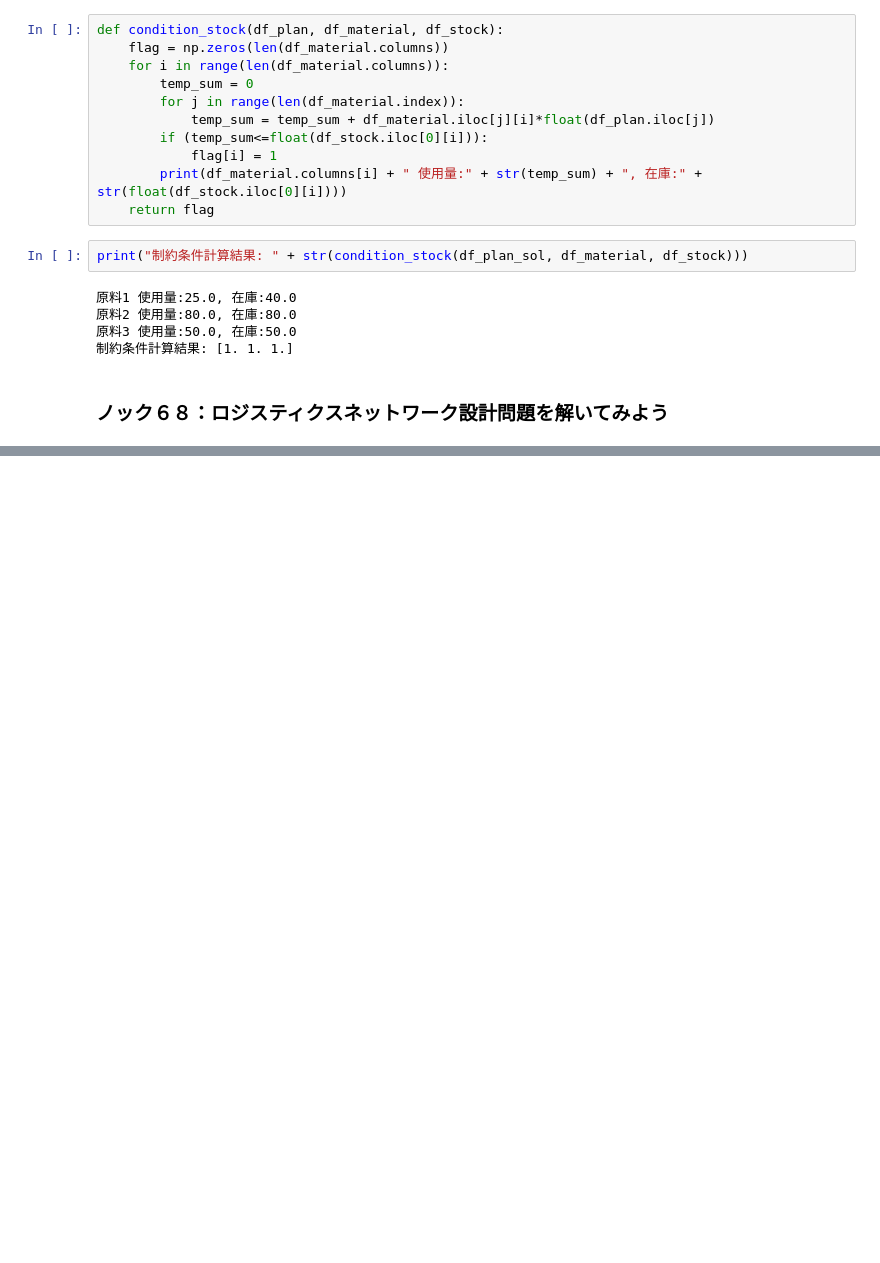
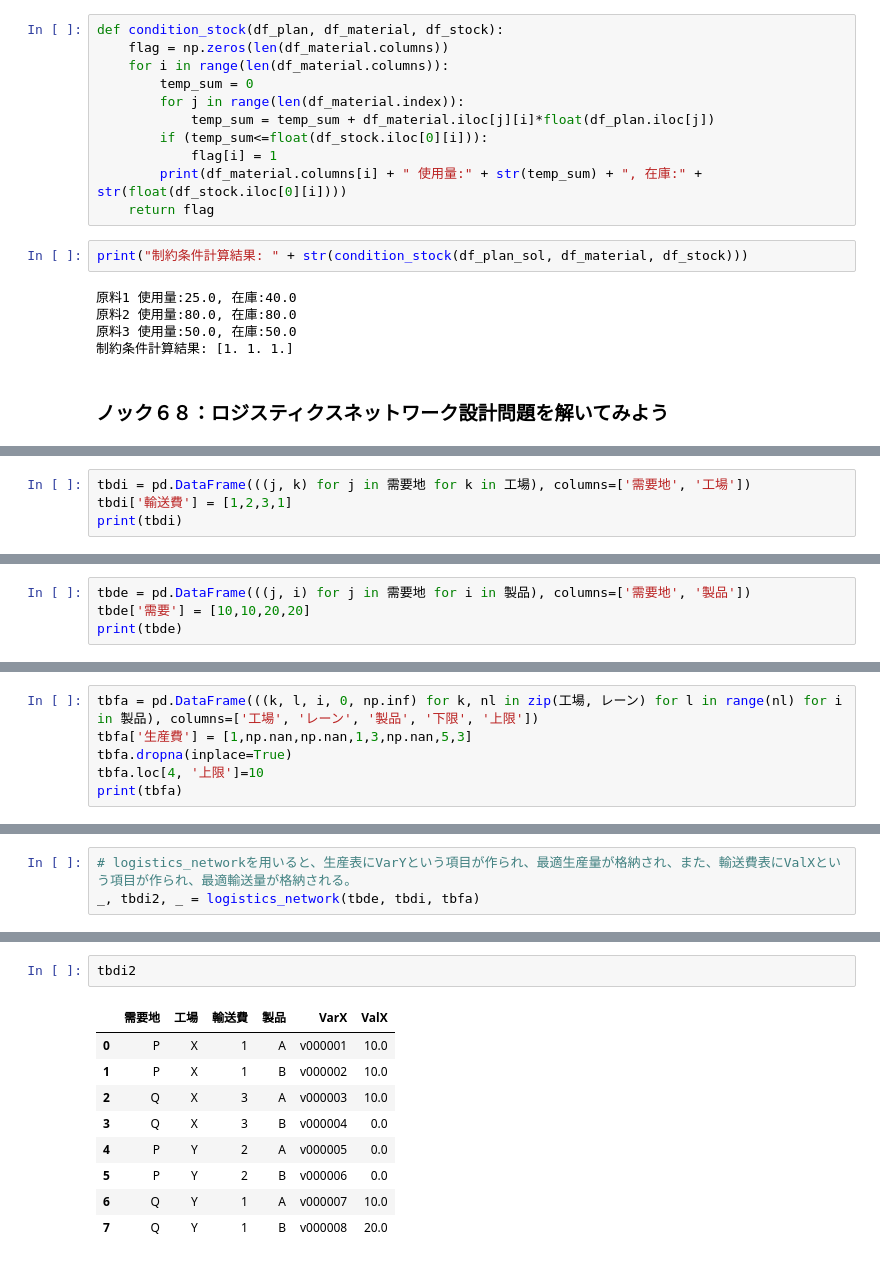
Before and after one commit to HokutoMorita/data-science, a Jupyter notebook: 100knocks/DESTINATIONDIRECTORY/サンプルコード_20200325/7章/7章 ロジスティクスネットワークの最適設計を行う10本ノック.ipynb, the cells around one changed output, grey strips where cells are left out. Cells and saved outputs as stored; diff of their text form; blank space fills up the shorter version.

```diff
--- a/100knocks/DESTINATIONDIRECTORY/サンプルコード_20200325/7章/7章 ロジスティクスネットワークの最適設計を行う10本ノック.ipynb
+++ b/100knocks/DESTINATIONDIRECTORY/サンプルコード_20200325/7章/7章 ロジスティクスネットワークの最適設計を行う10本ノック.ipynb
@@ -322,0 +331,4 @@ print("制約条件計算結果: " + str(condition_stock(df_plan_sol, df_materia
+# %%
+tbdi = pd.DataFrame(((j, k) for j in 需要地 for k in 工場), columns=['需要地', '工場'])
+tbdi['輸送費'] = [1,2,3,1]
+print(tbdi)
@@ -322,0 +343,4 @@ print("制約条件計算結果: " + str(condition_stock(df_plan_sol, df_materia
+# %%
+tbde = pd.DataFrame(((j, i) for j in 需要地 for i in 製品), columns=['需要地', '製品'])
+tbde['需要'] = [10,10,20,20]
+print(tbde)
@@ -322,0 +355,6 @@ print("制約条件計算結果: " + str(condition_stock(df_plan_sol, df_materia
+# %%
+tbfa = pd.DataFrame(((k, l, i, 0, np.inf) for k, nl in zip(工場, レーン) for l in range(nl) for i in 製品), columns=['工場', 'レーン', '製品', '下限', '上限'])
+tbfa['生産費'] = [1,np.nan,np.nan,1,3,np.nan,5,3]
+tbfa.dropna(inplace=True)
+tbfa.loc[4, '上限']=10
+print(tbfa)
@@ -322,0 +368,3 @@ print("制約条件計算結果: " + str(condition_stock(df_plan_sol, df_materia
+# %%
+# logistics_networkを用いると、生産表にVarYという項目が作られ、最適生産量が格納され、また、輸送費表にValXという項目が作られ、最適輸送量が格納される。
+_, tbdi2, _ = logistics_network(tbde, tbdi, tbfa)
@@ -322,0 +380,12 @@ print("制約条件計算結果: " + str(condition_stock(df_plan_sol, df_materia
+# %%
+tbdi2
+# %% [output]
+|  | 需要地 | 工場 | 輸送費 | 製品 | VarX | ValX |
+| 0 | P | X | 1 | A | v000001 | 10.0 |
+| 1 | P | X | 1 | B | v000002 | 10.0 |
+| 2 | Q | X | 3 | A | v000003 | 10.0 |
+| 3 | Q | X | 3 | B | v000004 | 0.0 |
+| 4 | P | Y | 2 | A | v000005 | 0.0 |
+| 5 | P | Y | 2 | B | v000006 | 0.0 |
+| 6 | Q | Y | 1 | A | v000007 | 10.0 |
+| 7 | Q | Y | 1 | B | v000008 | 20.0 |
```
Also changed, not shown: parts of 17 cells of this notebook.
